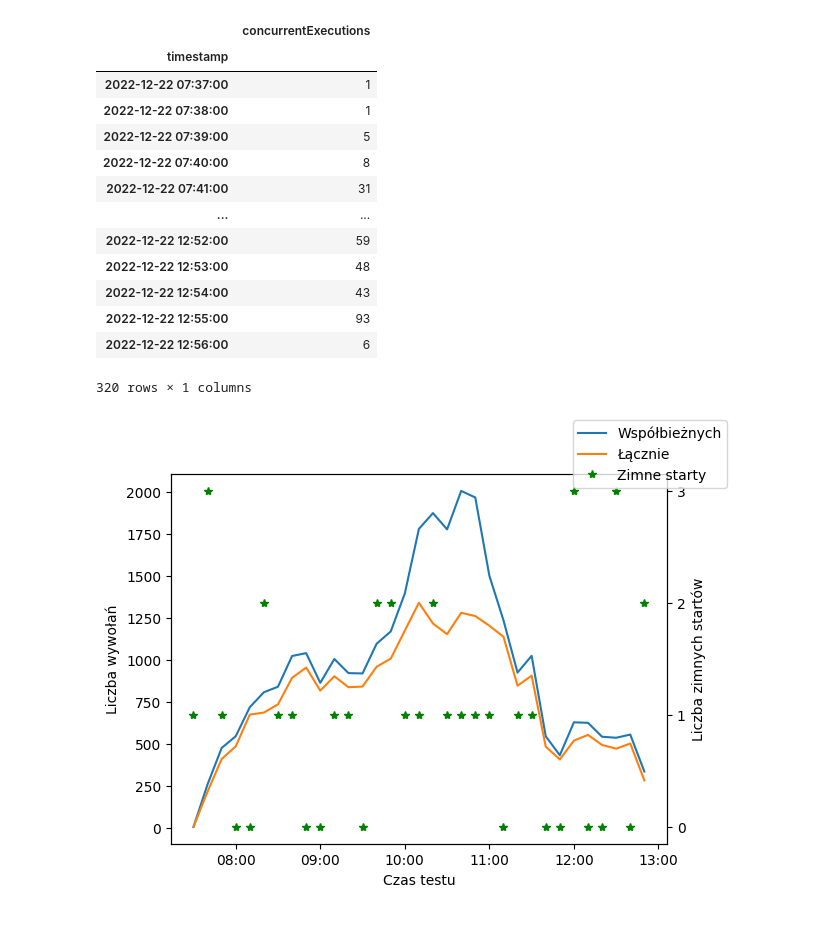
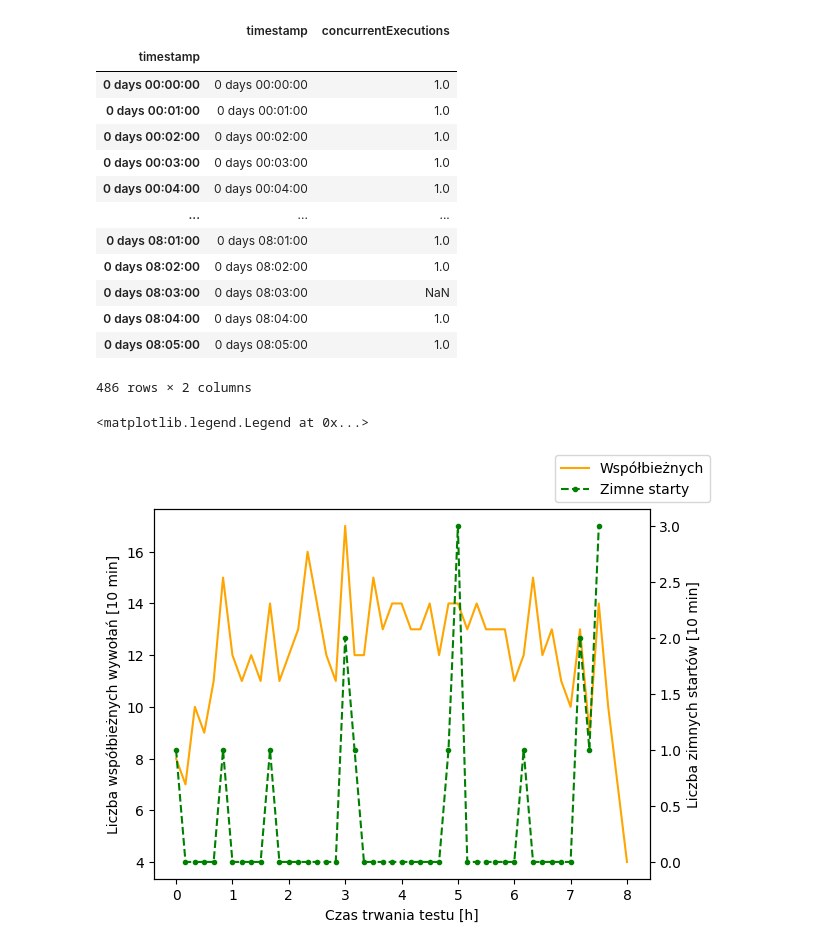
Before and after one commit to moreno-models/api, a Jupyter notebook: analysis/steady_cloudwatch.ipynb, the cells around one changed output. Saved outputs shown, nothing was run; the diff lists cells and outputs as text; code cells hidden in the pictures.

```diff
--- a/analysis/steady_cloudwatch.ipynb
+++ b/analysis/steady_cloudwatch.ipynb
@@ -27,0 +29,7 @@ logs
+# %%
+prefix = 'serverless_v4_raw_data/'
+filename = f"{prefix}/logs.csv"
+
+logs = load_cloudwatch(filename)
+logs['billedDuration'] = logs['duration'].apply(lambda d: ceil(d))
+logs
@@ -55,43 +80,36 @@ invocations
 # %%
-concurrent = pd.read_csv(f"{prefix}/concurrent-executions.csv", parse_dates=['timestamp'], index_col='timestamp').sort_values(by='timestamp')
+concurrent = load_cloudwatch(f"{prefix}/concurrent-executions.csv")
 concurrent
 # %% [output]
-|  | concurrentExecutions |
-| timestamp |  |
-| 2022-12-22 07:37:00 | 1 |
-| 2022-12-22 07:38:00 | 1 |
-| 2022-12-22 07:39:00 | 5 |
-| 2022-12-22 07:40:00 | 8 |
-| 2022-12-22 07:41:00 | 31 |
-| ... | ... |
-| 2022-12-22 12:52:00 | 59 |
-| 2022-12-22 12:53:00 | 48 |
-| 2022-12-22 12:54:00 | 43 |
-| 2022-12-22 12:55:00 | 93 |
-| 2022-12-22 12:56:00 | 6 |
+|  | timestamp | concurrentExecutions |
+| timestamp |  |  |
+| 0 days 00:00:00 | 0 days 00:00:00 | 1.0 |
+| 0 days 00:01:00 | 0 days 00:01:00 | 1.0 |
+| 0 days 00:02:00 | 0 days 00:02:00 | 1.0 |
+| 0 days 00:03:00 | 0 days 00:03:00 | 1.0 |
+| 0 days 00:04:00 | 0 days 00:04:00 | 1.0 |
+| ... | ... | ... |
+| 0 days 08:01:00 | 0 days 08:01:00 | 1.0 |
+| 0 days 08:02:00 | 0 days 08:02:00 | 1.0 |
+| 0 days 08:03:00 | 0 days 08:03:00 | NaN |
+| 0 days 08:04:00 | 0 days 08:04:00 | 1.0 |
+| 0 days 08:05:00 | 0 days 08:05:00 | 1.0 |
-320 rows × 1 columns
+486 rows × 2 columns
 # %%
-cold_starts = logs[logs['billedDuration'] > 5000].resample('10T').count()
+cold_starts = logs[logs['initDuration'] > 0].resample('10T').count()
 
-resampled_concurrent = concurrent.resample('10T').sum()
-resampled_invocations = invocations.resample('10T').sum()
+resampled_concurrent = concurrent.resample('10T').sum(numeric_only=True)
+resampled_invocations = invocations.resample('10T').sum(numeric_only=True)
 # %%
-fig, ax = plt.subplots()
-
-ax.xaxis.set_major_formatter(mdates.DateFormatter('%H:%M'))
-ax.plot(resampled_concurrent.index, resampled_concurrent['concurrentExecutions'], label="Współbieżnych")
-ax.plot(resampled_invocations.index, resampled_invocations['invocations'], label="Łącznie")
-ax.set_ylabel("Liczba wywołań")
-ax.set_xlabel("Czas testu")
+fig, ax = start_plot()
+# ax.plot(human_delta(resampled_invocations.index), resampled_invocations['invocations'], label="Łącznie")
+ax.plot(human_delta(resampled_concurrent.index), resampled_concurrent['concurrentExecutions'], label="Współbieżnych", color='orange')
+ax.set_ylabel("Liczba współbieżnych wywołań [10 min]")
 
 ax2 = ax.twinx()
-ax2.plot(cold_starts.index, cold_starts['duration'], color='green', marker='*', linestyle='None', label='Zimne starty')
-ax2.set_ylabel("Liczba zimnych startów")
-ax2.yaxis.set_major_locator(ticker.MaxNLocator(integer = True))
-
+ax2.plot(human_delta(cold_starts.index), cold_starts['duration'], color='green', marker='.', linestyle='--', label='Zimne starty')
+ax2.set_ylabel("Liczba zimnych startów [10 min]")
 fig.legend()
-fig.show()
-
-# TODO: why there is more concurrent than total?
 # %% [output]
+<matplotlib.legend.Legend at 0x...>
-[figure, old version]
+[figure, new version]
```
Also changed, not shown: parts of 8 cells of this notebook, 8 other files.
